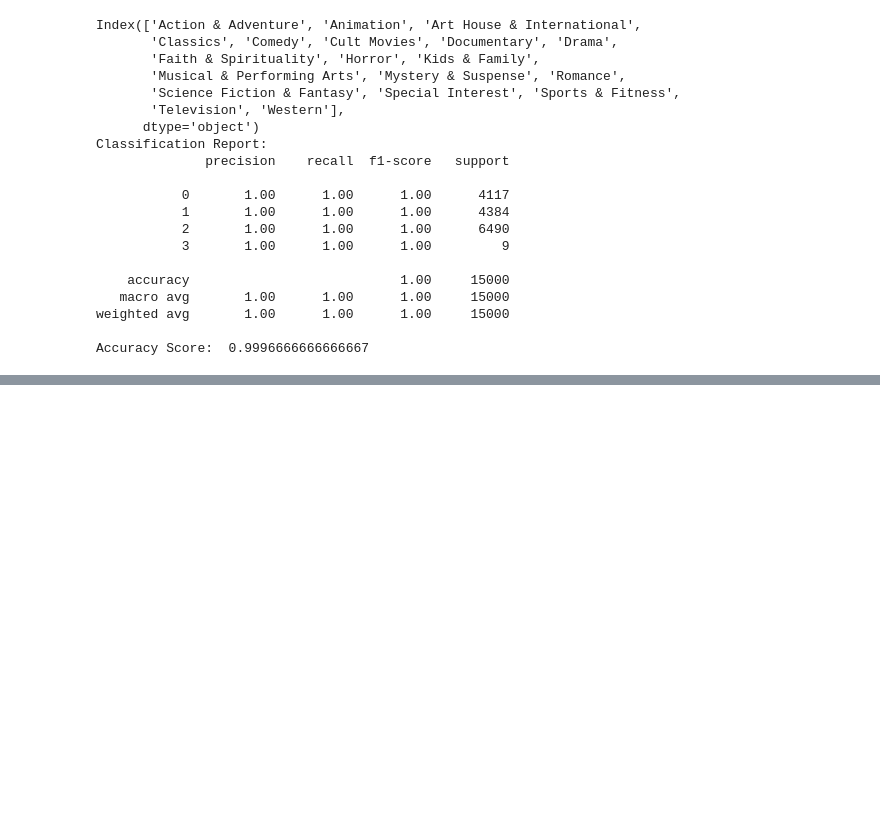
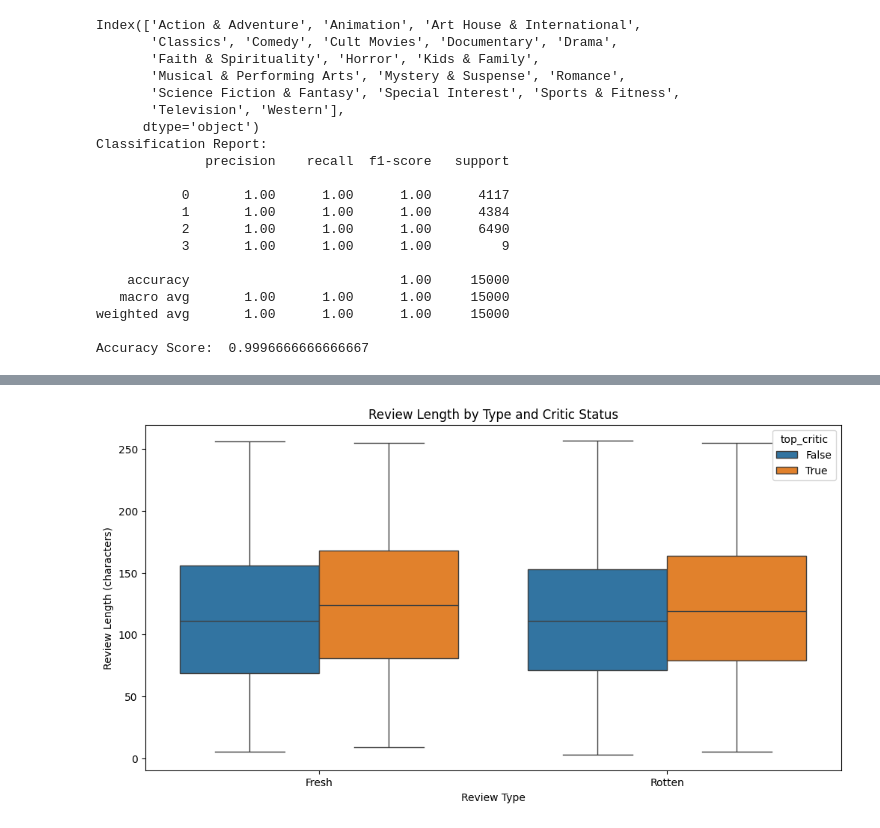
Before and after one commit to anonymous-himalayas/RATTAAAAAA, a Jupyter notebook: Rataaaaaaaaaaaaa.ipynb, the cells around one changed output, grey strips where cells are left out. Cells and saved outputs as stored; diff of their text form; code cells hidden in the pictures; blank space fills up the shorter version.

```diff
--- a/Rataaaaaaaaaaaaa.ipynb
+++ b/Rataaaaaaaaaaaaa.ipynb
@@ -206,0 +256,10 @@ plt.show()
+# %%
+df_test['review_length'] = df_test['review_content'].str.len()
+plt.figure(figsize=(12, 6))
+sns.boxplot(x='review_type', y='review_length', hue='top_critic', data=df_test)
+plt.title('Review Length by Type and Critic Status')
+plt.xlabel('Review Type')
+plt.ylabel('Review Length (characters)')
+plt.show()
+# %% [output]
+[figure, added]
```
Also changed, not shown: parts of 5 cells of this notebook, 4 other files.
